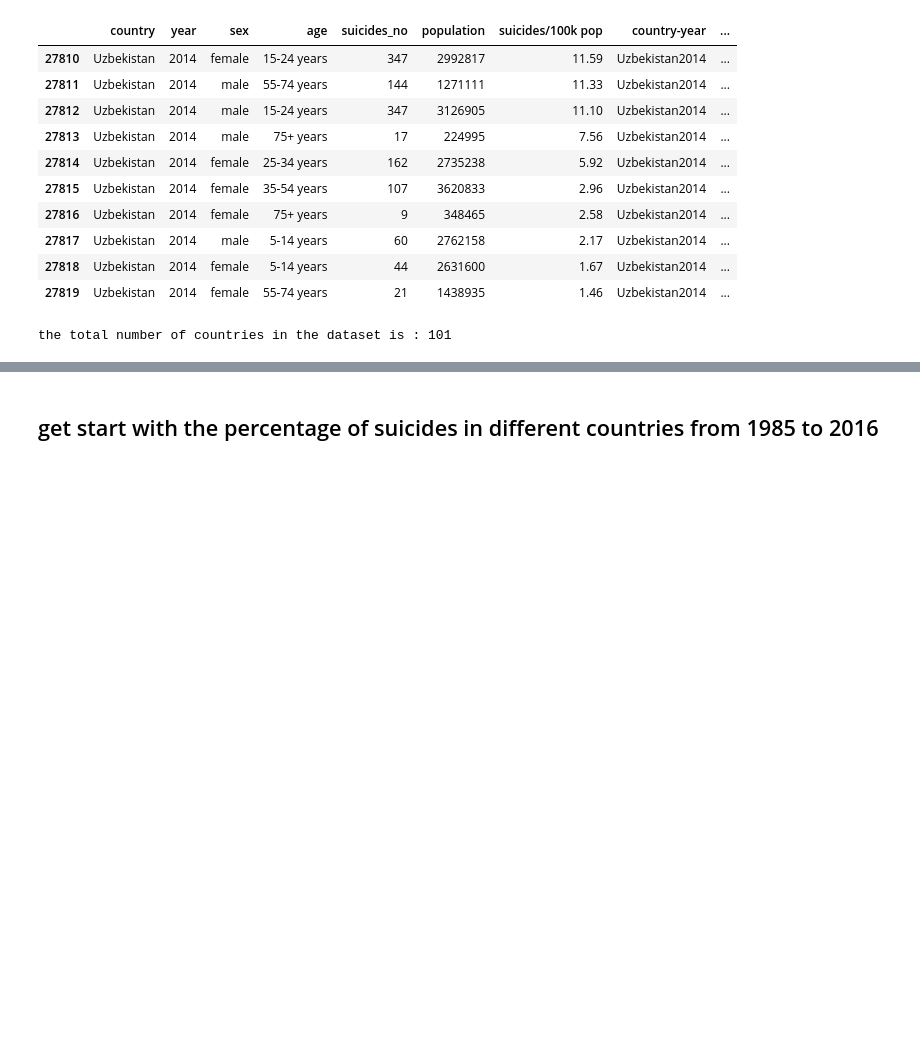
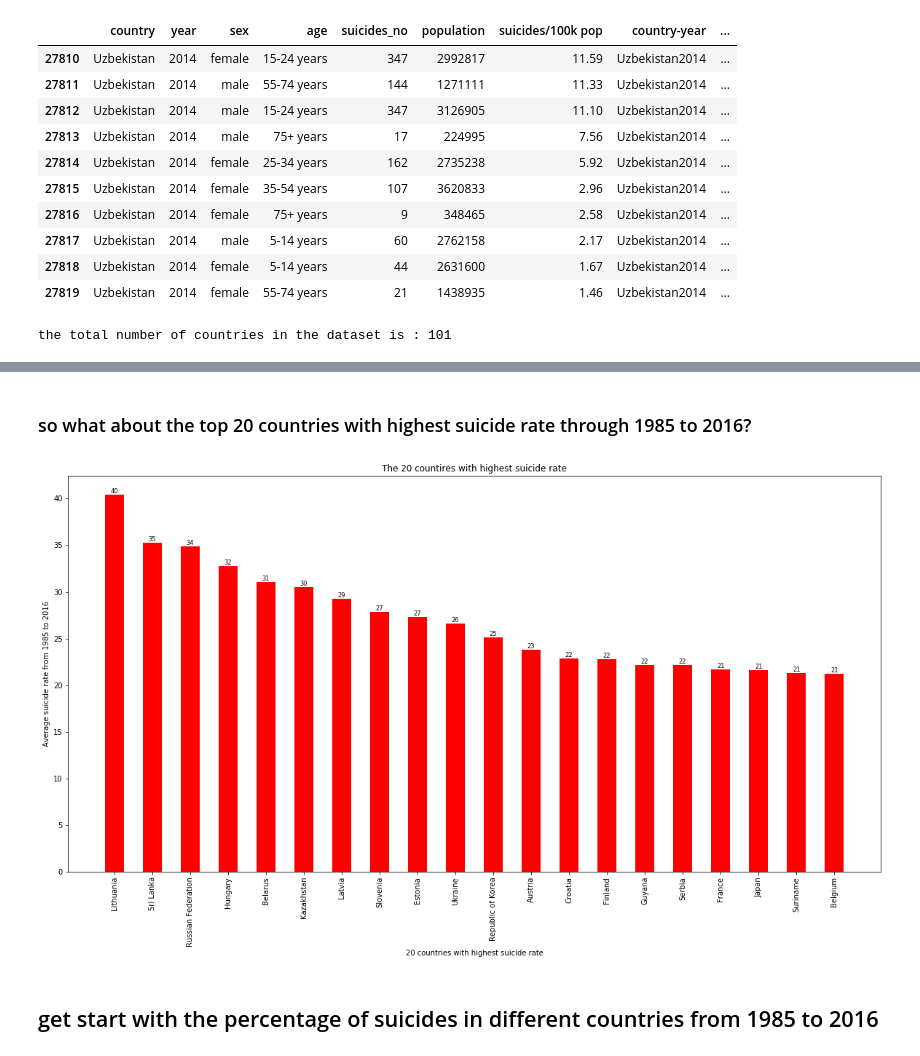
Before and after one commit to 775771922/data_visulization_suicide_dataset, a Jupyter notebook: Data_visualization.ipynb, the cells around one changed output, grey strips where cells are left out. Cells and saved outputs as stored; diff of their text form; code cells hidden in the pictures; blank space fills up the shorter version.

```diff
--- a/Data_visualization.ipynb
+++ b/Data_visualization.ipynb
@@ -107,3 +107,24 @@ for rect in barChart:
+# %% [markdown]
+### so what about the top  20 countries with highest suicide rate through 1985 to 2016?
+# %%
+topN = 20;
+suicide_rate = pd.DataFrame(data[['suicides/100k pop','gdp_per_capita ($)']].groupby(data['country']).mean())
+suicide_rate = suicide_rate.reset_index().sort_index(by='suicides/100k pop',ascending=False)
+highest_rate_countries = suicide_rate.iloc[0:topN,0]
+highest_rate = suicide_rate.iloc[0:topN,1]
+
+fig = plt.figure(figsize = (20,10))
+plt.title('The 20 countires with highest suicide rate')
+plt.xticks(range(topN),highest_rate_countries, rotation = 90)
+bar_rate = plt.bar(range(topN),highest_rate,width=0.5,align = 'center', color = 'red')
+plt.xlabel('20 countries with highest suicide rate')
+plt.ylabel('Average suicide rate from 1985 to 2016')
+
+for rect in bar_rate:
+    height = rect.get_height()
+    plt.text(rect.get_x() + rect.get_width()/2.0, height, '%d' % int(height), ha='center', va='bottom',size='small')
+# %% [output]
+[figure, added]
 # %% [markdown]
 ## get start with the percentage of suicides in different countries from 1985 to 2016 ##
 # %% [markdown]
```
Also changed, not shown: parts of 17 cells of this notebook.
